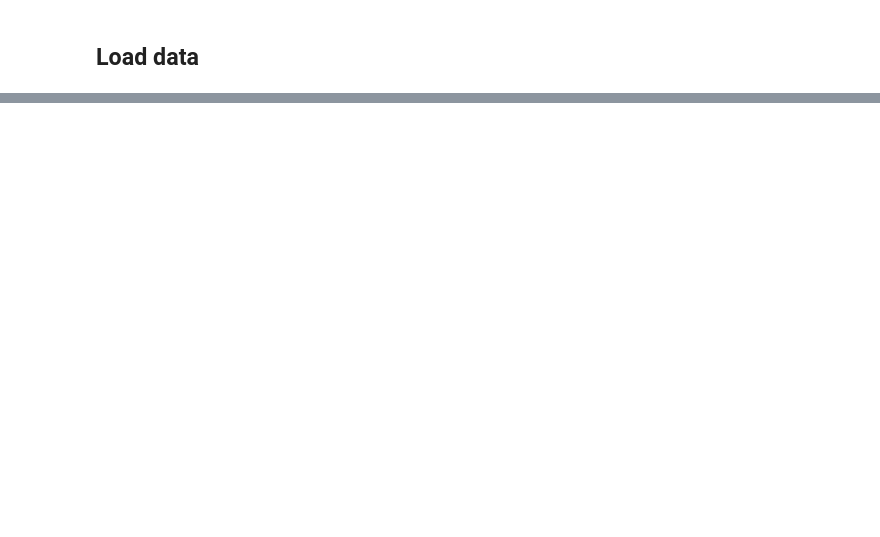
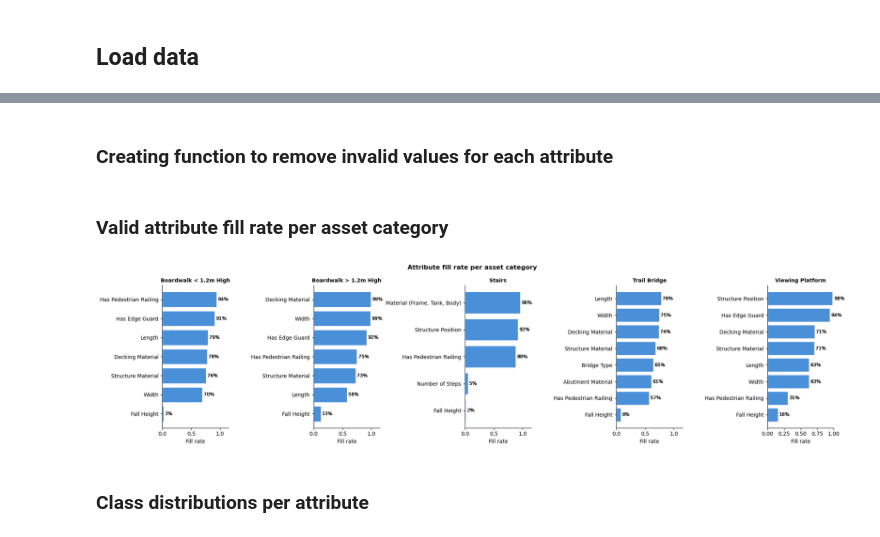
Before and after one commit to sgauth01/parks-asset-img-class, a Jupyter notebook: notebooks/data_exploration.ipynb, the cells around one changed output, grey strips where cells are left out. Drawn from its saved outputs; the diff is of its cells as text; code cells hidden in the pictures; blank space fills up the shorter version.

Commit message:
eda with new citywide export data

```diff
--- a/notebooks/data_exploration.ipynb
+++ b/notebooks/data_exploration.ipynb
@@ -269,0 +9,2 @@ memory usage: 11.6+ KB
+# %%
+attributes_df = pd.read_csv("../data/citywide/image_attributes_manifest.csv")
@@ -269,0 +178,8 @@ memory usage: 11.6+ KB
+# %%
+attr_cols = [c for c in attributes_df.columns if c.startswith("attr_")]
+
+for col in attr_cols:
+    if attributes_df[col].dtype == "object":
+        print(f"\n{col}:\n  {sorted(attributes_df[col].dropna().unique().tolist())}")
+    else:
+        print(f"\n{col}:\n  min={attributes_df[col].min()}, values={sorted(attributes_df[col].dropna().unique().tolist())}")
@@ -269,0 +204,2 @@ memory usage: 11.6+ KB
+# %% [markdown]
+### Creating function to remove invalid values for each attribute
@@ -269,0 +227,48 @@ memory usage: 11.6+ KB
+# %% [markdown]
+### Valid attribute fill rate per asset category
+# %%
+records = []
+
+for category, info in PROFILE_ATTRS.items():
+    subset = attributes_df[attributes_df["profile_name"] == category]
+    for col in info["attrs"]:
+        records.append({
+            "category": category,
+            "attr": col.replace("attr_", ""),
+            "fill_rate": subset[col].apply(is_valid).mean(),
+        })
+
+fill_df = pd.DataFrame(records)
+
+categories = list(PROFILE_ATTRS.keys())
+fig, axes = plt.subplots(1, len(categories), figsize=(4 * len(categories), 5))
+
+for ax, category in zip(axes, categories):
+    data = fill_df[fill_df["category"] == category].sort_values("fill_rate")
+    colors = "#4a90d9"
+    ax.barh(data["attr"], data["fill_rate"], color=colors, edgecolor="white")
+    for ax, category in zip(axes, categories):
+        data = fill_df[fill_df["category"] == category].sort_values("fill_rate")
+        ax.barh(data["attr"], data["fill_rate"], color="#4a90d9", edgecolor="white")
+
+        # Add percentage labels
+        for val, patch in zip(data["fill_rate"], ax.patches):
+            ax.text(patch.get_width() + 0.02, patch.get_y() + patch.get_height() / 2,
+                    f"{val:.0%}", va="center", fontsize=9)
+
+        ax.set_xlim(0, 1.15)  # extend xlim slightly to make room for labels
+        ax.set_title(category, fontsize=10, fontweight="bold")
+        ax.set_xlabel("Fill rate")
+        ax.spines[["top", "right"]].set_visible(False)
+    ax.set_xlim(0, 1)
+    ax.set_title(category, fontsize=10, fontweight="bold")
+    ax.set_xlabel("Fill rate")
+    ax.spines[["top", "right"]].set_visible(False)
+
+fig.suptitle("Attribute fill rate per asset category", fontweight="bold")
+plt.tight_layout()
+plt.show()
+# %% [output]
+[figure, added]
+# %% [markdown]
+### Class distributions per attribute
```
Also changed, not shown: parts of 41 cells of this notebook, 7 other files.
